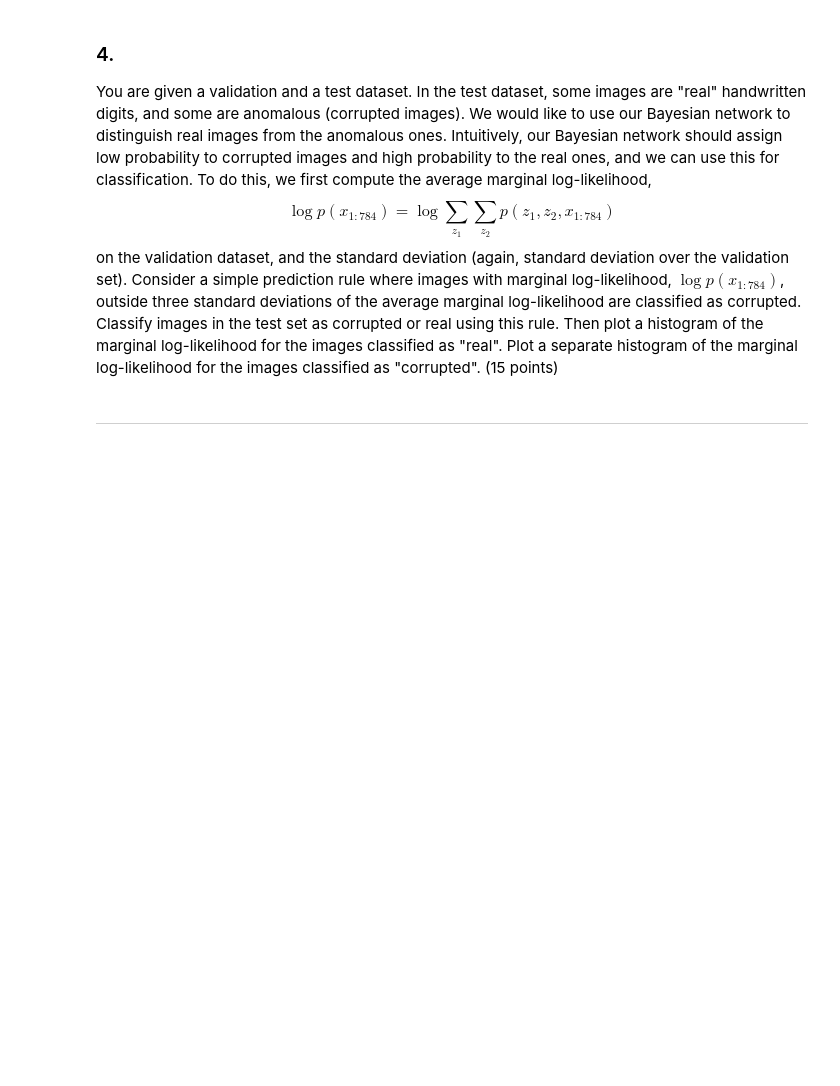
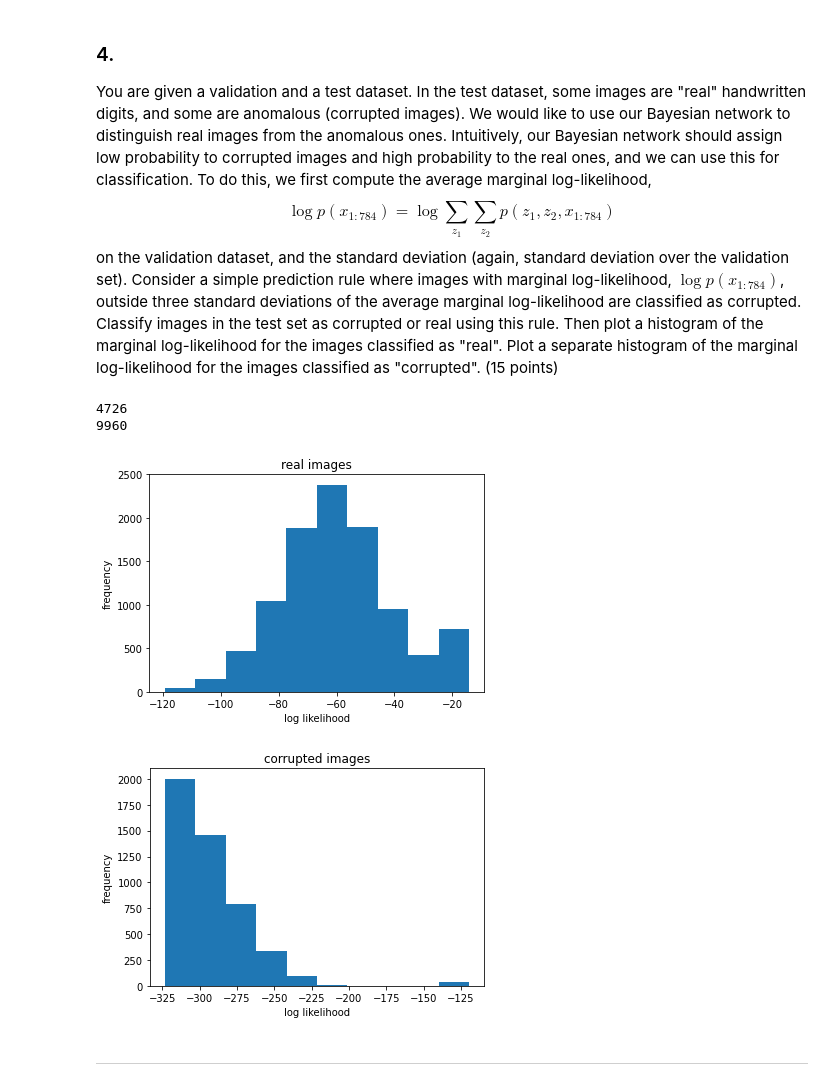
Before and after one commit to AlirezaEiji191379/MPQ3, a Jupyter notebook: questions.ipynb, the cells around one changed output. Cells and saved outputs as stored; diff of their text form; code cells hidden in the pictures; blank space fills up the shorter version.

```diff
--- a/questions.ipynb
+++ b/questions.ipynb
@@ -276,3 +325,38 @@ on the validation dataset, and the standard deviation (again, standard deviation
+# %%
+def TestClassification():
+    global test_data,mean_val,std_val
+    test_log_likelihoods = GetAllLikelihoods(test_data)
+    real = [sample for sample in test_log_likelihoods if np.abs(sample-mean_val) <= 3*std_val]
+    corrupted = [sample for sample in test_log_likelihoods if sample not in real]
+    return real,corrupted
+
+real,corrupted = TestClassification()
+# %%
+def PlotHistogram(data,title,xlabel,sf):
+      plt.figure()
+      plt.hist(data)
+      plt.xlabel(xlabel)
+      plt.ylabel("frequency")
+      plt.title(title)
+      plt.savefig(sf)
+      plt.show()
+      plt.close()
+
+def removeInf(lst):
+      size = len(lst)
+      for i in range(0,size):
+            if lst[i] == float('-inf'):
+                  lst.remove(lst[i])
+
+removeInf(corrupted)
+removeInf(real)
+PlotHistogram(real,"real images","log likelihood","real_hist")
+PlotHistogram(corrupted,"corrupted images","log likelihood","corrupted_hist")
+# %% [output]
+4726
+9960
+[figure, added]
+[figure, added]
 # %% [markdown]
 ---
 # %% [markdown]
```
Also changed, not shown: parts of 9 cells of this notebook, 2 other files.
